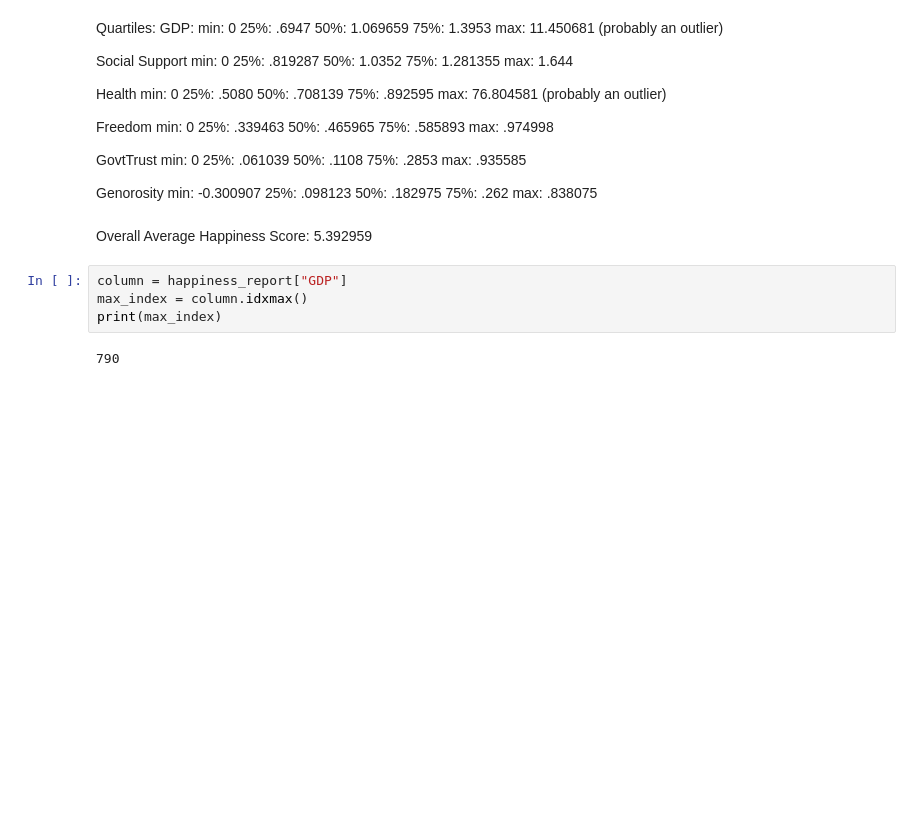
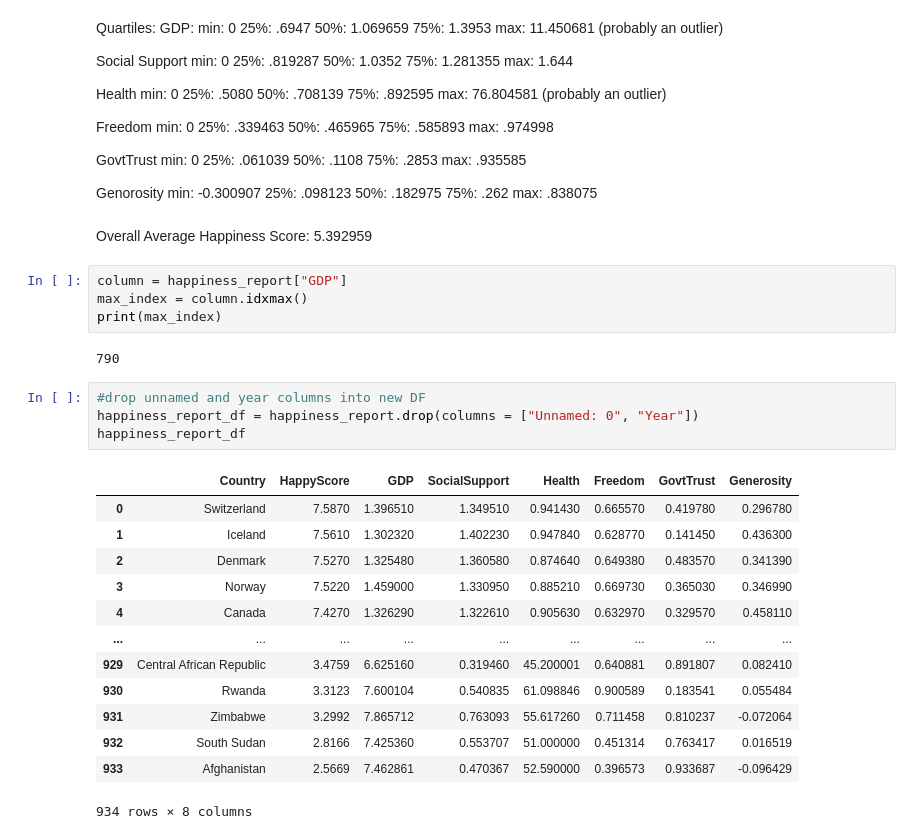
Before and after one commit to mpetersen49/happiness-model, a Jupyter notebook: Multiple Linear Regression.ipynb, the cells around one changed output. Saved outputs shown, nothing was run; the diff lists cells and outputs as text; blank space fills up the shorter version.

```diff
--- a/Multiple Linear Regression.ipynb
+++ b/Multiple Linear Regression.ipynb
@@ -143,3 +148,21 @@ max_index = column.idxmax()
 print(max_index)
 # %% [output]
 790
+# %%
+#drop unnamed and year columns into new DF
+happiness_report_df = happiness_report.drop(columns = ["Unnamed: 0", "Year"])
+happiness_report_df
+# %% [output]
+|  | Country | HappyScore | GDP | SocialSupport | Health | Freedom | GovtTrust | Generosity |
+| 0 | Switzerland | 7.5870 | 1.396510 | 1.349510 | 0.941430 | 0.665570 | 0.419780 | 0.296780 |
+| 1 | Iceland | 7.5610 | 1.302320 | 1.402230 | 0.947840 | 0.628770 | 0.141450 | 0.436300 |
+| 2 | Denmark | 7.5270 | 1.325480 | 1.360580 | 0.874640 | 0.649380 | 0.483570 | 0.341390 |
+| 3 | Norway | 7.5220 | 1.459000 | 1.330950 | 0.885210 | 0.669730 | 0.365030 | 0.346990 |
+| 4 | Canada | 7.4270 | 1.326290 | 1.322610 | 0.905630 | 0.632970 | 0.329570 | 0.458110 |
+| ... | ... | ... | ... | ... | ... | ... | ... | ... |
+| 929 | Central African Republic | 3.4759 | 6.625160 | 0.319460 | 45.200001 | 0.640881 | 0.891807 | 0.082410 |
+| 930 | Rwanda | 3.3123 | 7.600104 | 0.540835 | 61.098846 | 0.900589 | 0.183541 | 0.055484 |
+| 931 | Zimbabwe | 3.2992 | 7.865712 | 0.763093 | 55.617260 | 0.711458 | 0.810237 | -0.072064 |
+| 932 | South Sudan | 2.8166 | 7.425360 | 0.553707 | 51.000000 | 0.451314 | 0.763417 | 0.016519 |
+| 933 | Afghanistan | 2.5669 | 7.462861 | 0.470367 | 52.590000 | 0.396573 | 0.933687 | -0.096429 |
+934 rows × 8 columns
```
Also changed, not shown: parts of 4 cells of this notebook.
